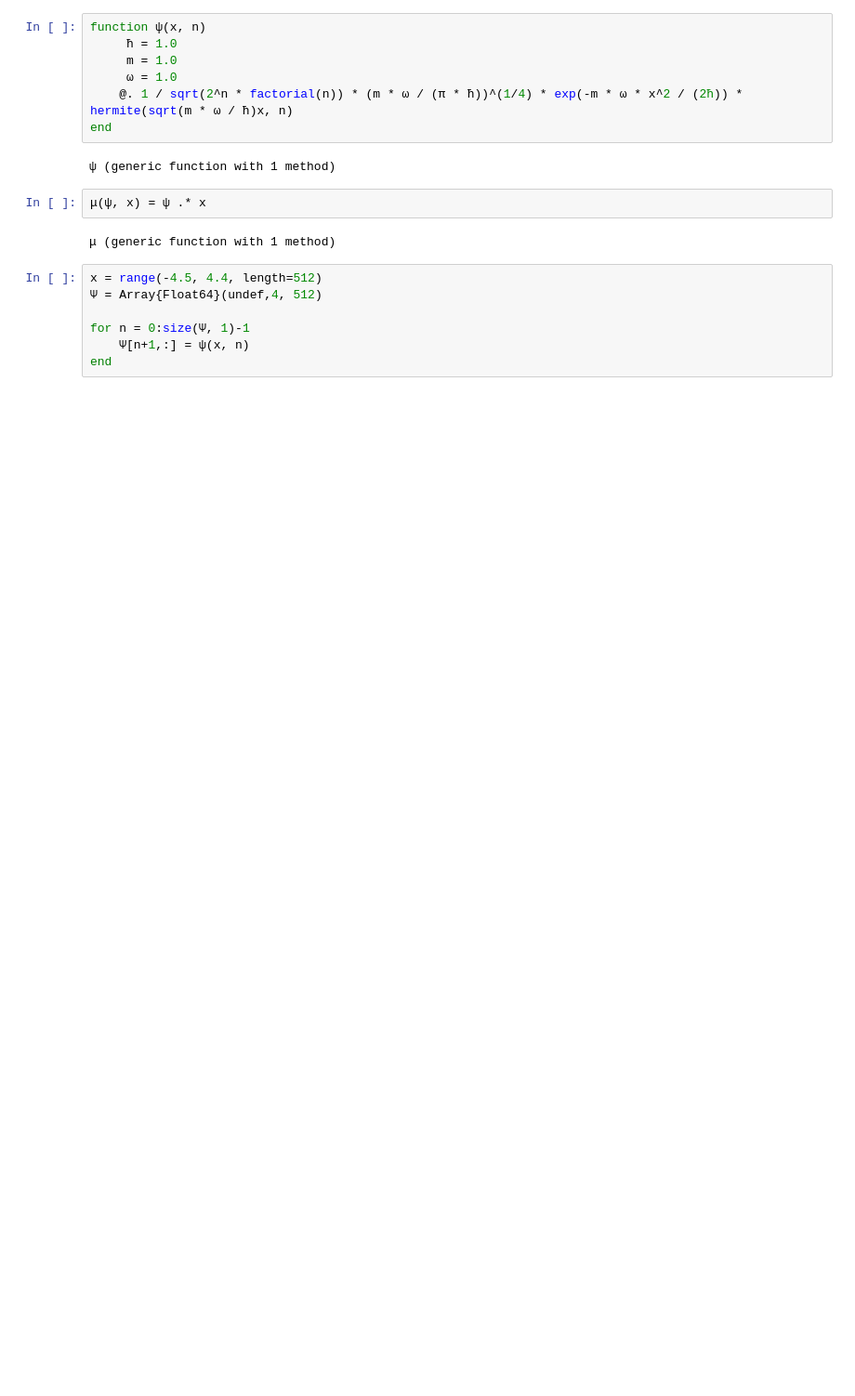
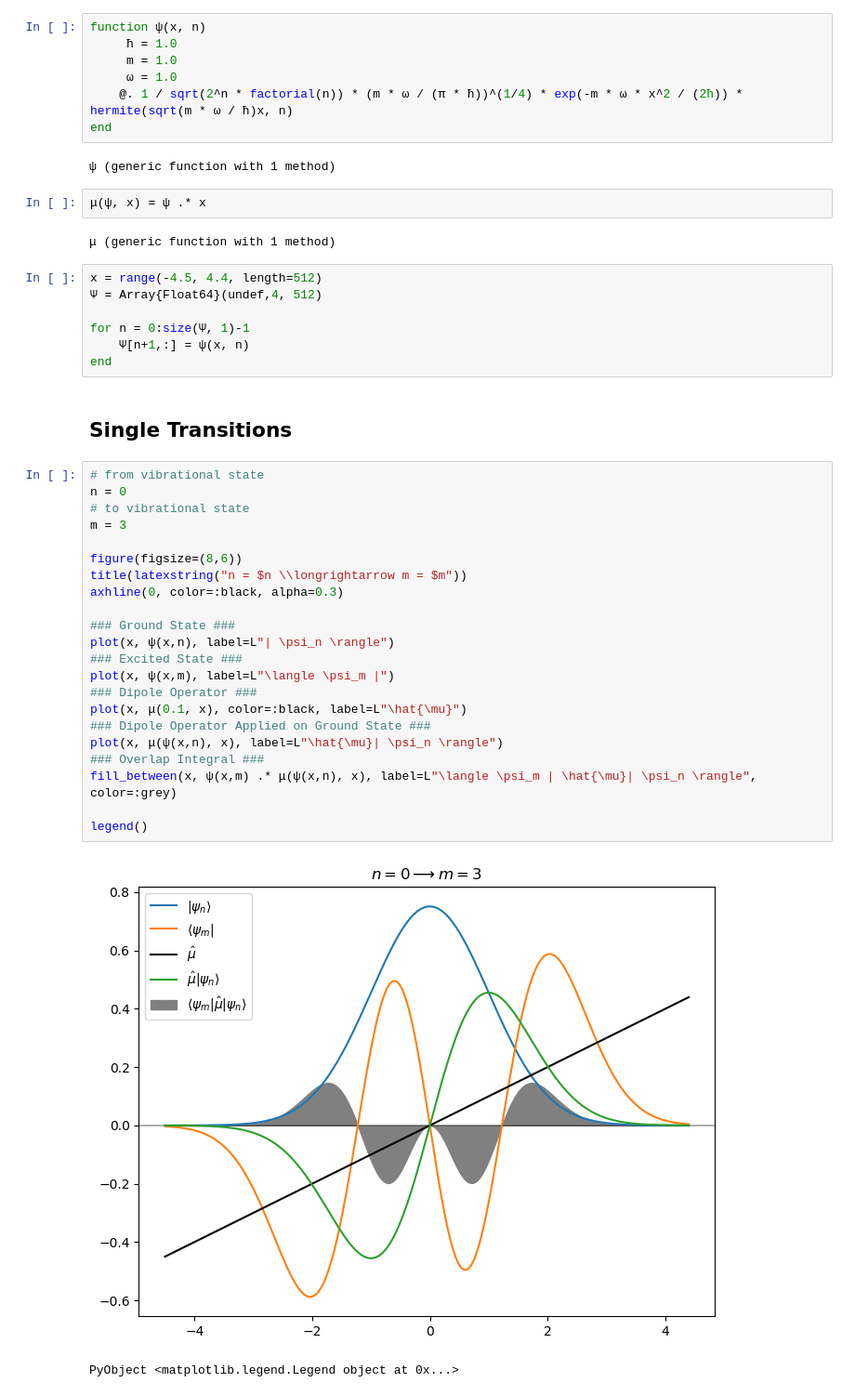
Before and after one commit to PhysChemUniDue/PC-V-Aufbau-der-Materie, a Jupyter notebook: HC_Wavefunctions.ipynb, the cells around one changed output. Shown at 93% size. Cells and saved outputs as stored; diff of their text form; blank space fills up the shorter version.

```diff
--- a/HC_Wavefunctions.ipynb
+++ b/HC_Wavefunctions.ipynb
@@ -38,3 +70,30 @@ x = range(-4.5, 4.4, length=512)
 for n = 0:size(Ψ, 1)-1
     Ψ[n+1,:] = ψ(x, n)
 end
+# %% [markdown]
+## Single Transitions
+# %%
+# from vibrational state
+n = 0
+# to vibrational state
+m = 3
+
+figure(figsize=(8,6))
+title(latexstring("n = $n \\longrightarrow m = $m"))
+axhline(0, color=:black, alpha=0.3)
+
+### Ground State ###
+plot(x, ψ(x,n), label=L"| \psi_n \rangle")
+### Excited State ###
+plot(x, ψ(x,m), label=L"\langle \psi_m |")
+### Dipole Operator ###
+plot(x, μ(0.1, x), color=:black, label=L"\hat{\mu}")
+### Dipole Operator Applied on Ground State ###
+plot(x, μ(ψ(x,n), x), label=L"\hat{\mu}| \psi_n \rangle")
+### Overlap Integral ###
+fill_between(x, ψ(x,m) .* μ(ψ(x,n), x), label=L"\langle \psi_m | \hat{\mu}| \psi_n \rangle", color=:grey)
+
+legend()
+# %% [output]
+[figure, added]
+PyObject <matplotlib.legend.Legend object at 0x...>
```
Also changed, not shown: parts of 9 cells of this notebook, 2 other files.
